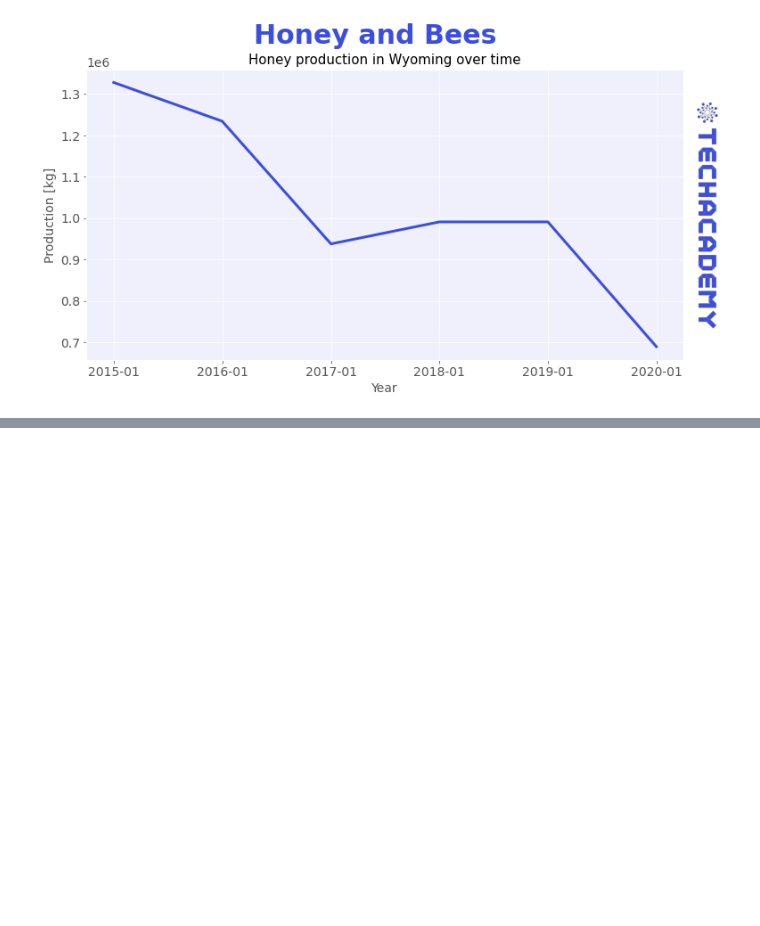
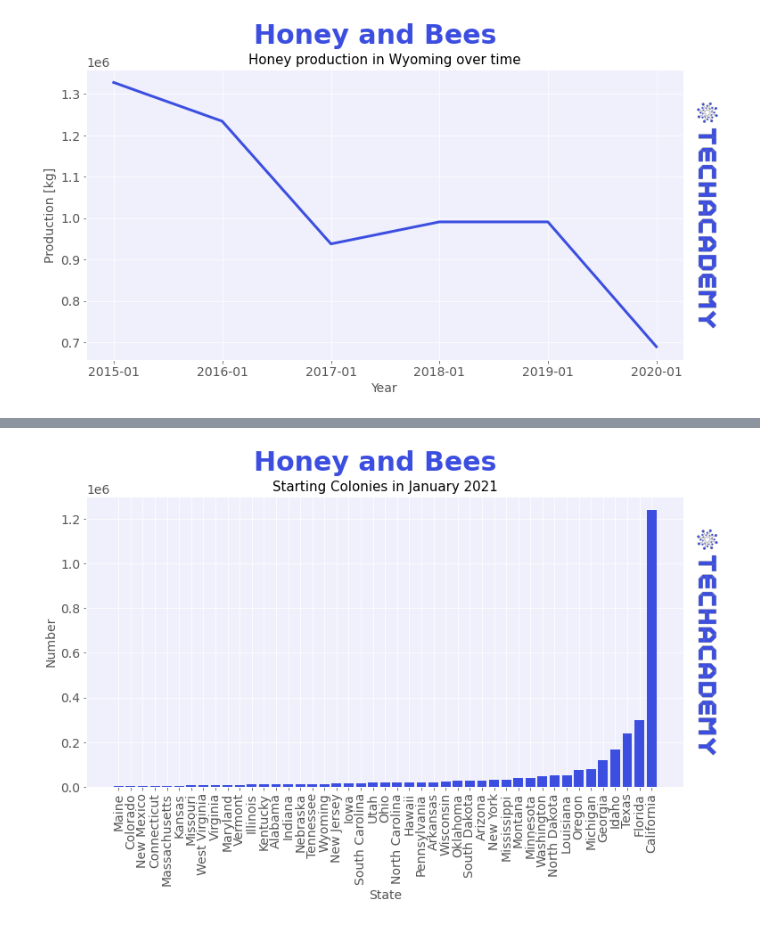
Before and after one commit to tech-academy-ev/SoSe22_Honey_and_Bees, a Jupyter notebook: Python/honey_and_bees_solution.ipynb, the cells around one changed output, grey strips where cells are left out. Drawn from its saved outputs; the diff is of its cells as text; code cells hidden in the pictures; blank space fills up the shorter version.

Commit message:
Sorted barplot of starting colonies

```diff
--- a/Python/honey_and_bees_solution.ipynb
+++ b/Python/honey_and_bees_solution.ipynb
@@ -186,0 +189,7 @@ plt.savefig(f"./figs/{title}.jpg", bbox_inches="tight", dpi=800)
+# %%
+# Only most recent, January 2021, observations
+jan21_bee_pop = pd.DataFrame(bees.loc[bees.Date >= '2021'])
+# change string bojects to numerics
+jan21_bee_pop["Starting Colonies"] = pd.to_numeric(jan21_bee_pop["Starting Colonies"])
+# sort ascending (this wont work as intended if the value are string objects)
+jan21_bee_pop = jan21_bee_pop.sort_values(by="Starting Colonies")
@@ -186,0 +209,22 @@ plt.savefig(f"./figs/{title}.jpg", bbox_inches="tight", dpi=800)
+# %%
+suptitle = "Honey and Bees"
+title = f"Starting Colonies in January 2021"
+fig, ax = plt.subplots(figsize=(12,6))
+plt.suptitle(suptitle, size=30, y=1, c='#3C4EE0', fontweight="bold")
+plt.title(title, fontsize=15)
+plt.xticks(rotation=90)
+plt.xlabel('State')
+plt.ylabel('Number')
+
+# plot data
+ax.bar(jan21_bee_pop.index, jan21_bee_pop["Starting Colonies"])
+
+# TA Logo
+im = plt.imread("../logos/TA_Logo_Vertical1.png")
+newax = fig.add_axes([.75, .2, .2, 0.6], anchor='NE', zorder=1)
+newax.imshow(im, alpha=1)
+newax.axis('off')
+
+plt.savefig(f"./figs/{title}.jpg", bbox_inches="tight", dpi=800)
+# %% [output]
+[figure, added]
```
Also changed, not shown: parts of 2 cells of this notebook, 1 other file.
